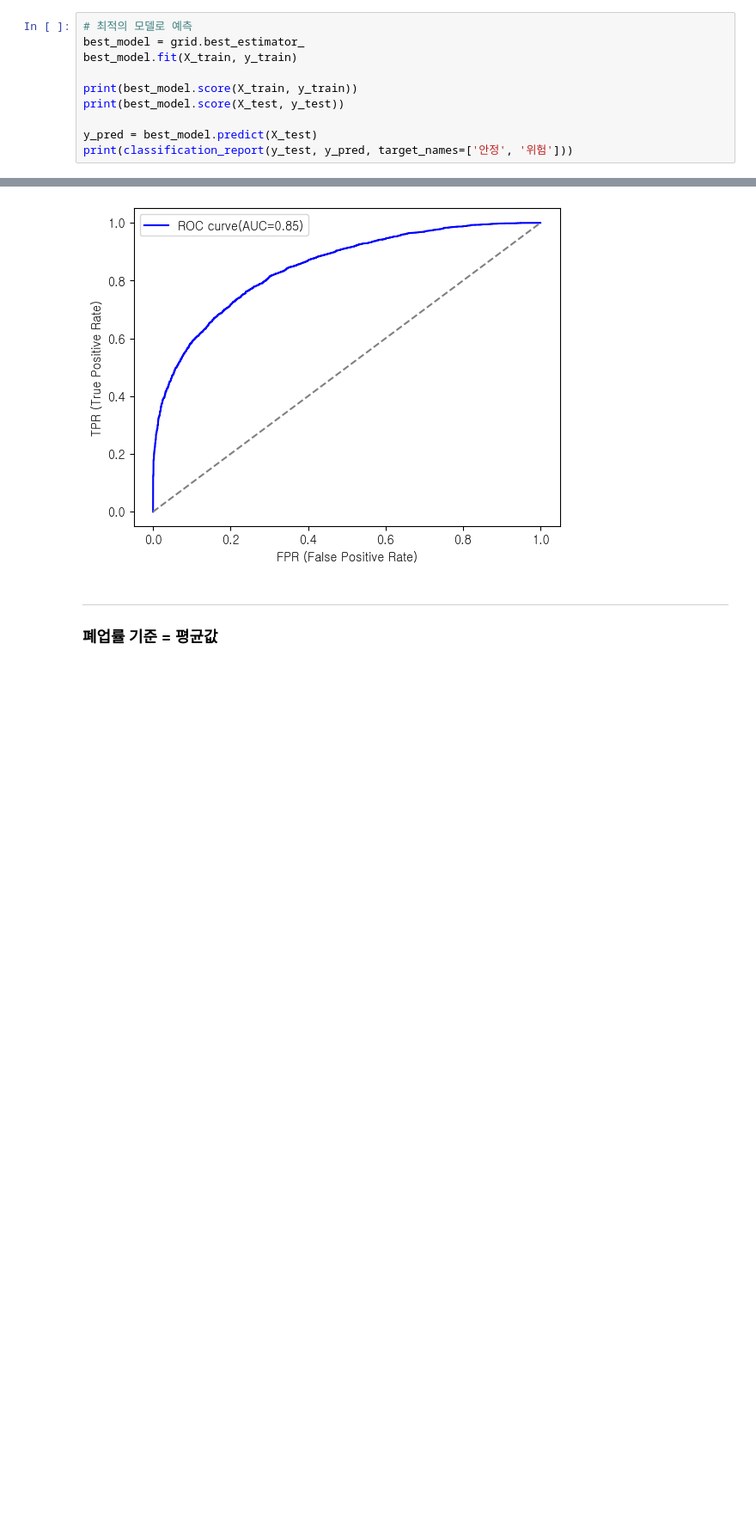
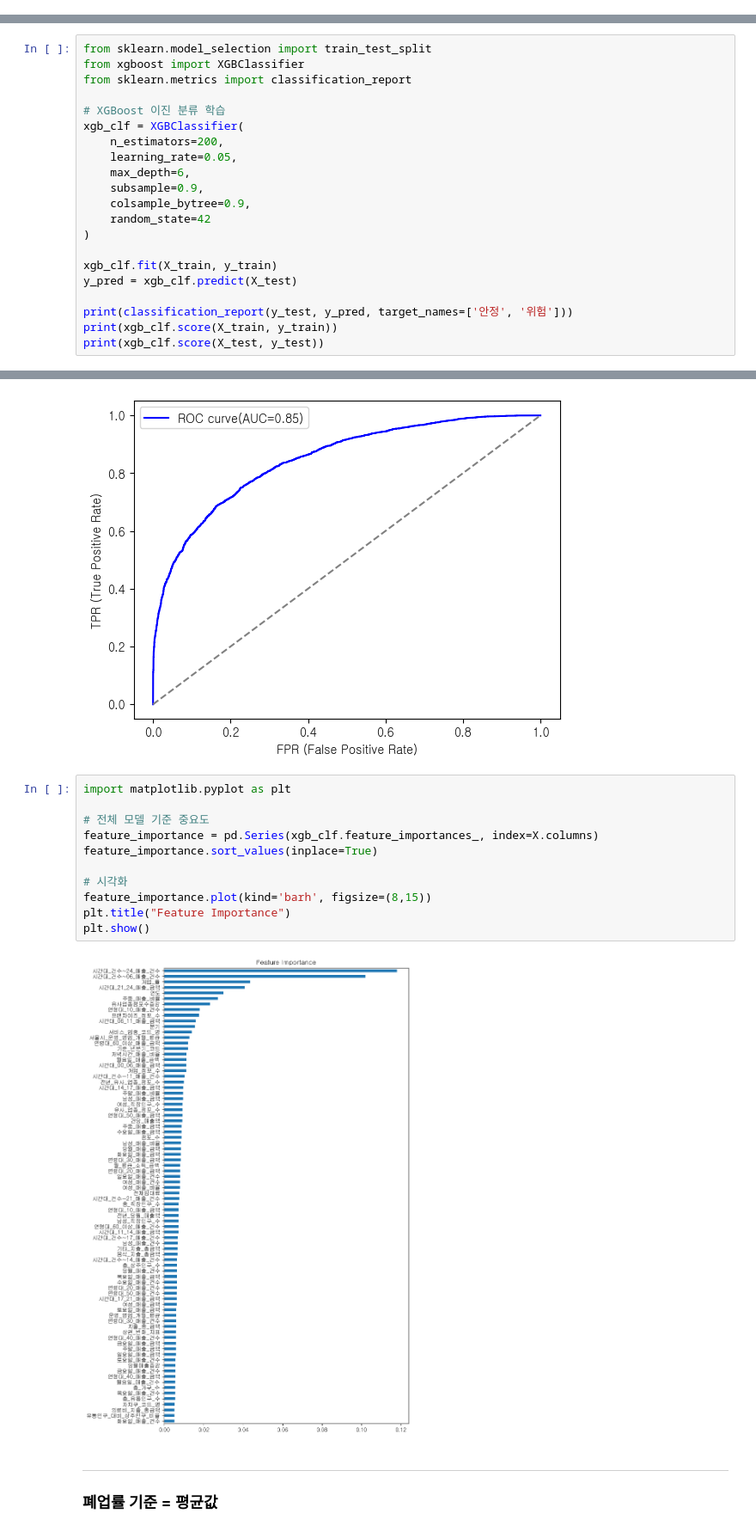
Before and after one commit to SKNetworks-AI19-250818/SKN19_2nd_1team, a Jupyter notebook: ml/xgb_classifier.ipynb, the cells around one changed output, grey strips where cells are left out. Shown at 86% size. Cells and saved outputs as stored; diff of their text form; blank space fills up the shorter version.

Commit message:
feat: feature importance 추가

```diff
--- a/ml/xgb_classifier.ipynb
+++ b/ml/xgb_classifier.ipynb
@@ -252,13 +252,3 @@ Fitting 3 folds for each of 243 candidates, totalling 729 fits
               monotone_constraints=None, multi_strategy=None, n_estimators=200,
               n_jobs=None, num_parallel_tree=None, ...)
 최적화된 점수:  0.7645090681676048
-# %%
-# 최적의 모델로 예측
-best_model = grid.best_estimator_
-best_model.fit(X_train, y_train)
-
-print(best_model.score(X_train, y_train))
-print(best_model.score(X_test, y_test))
-
-y_pred = best_model.predict(X_test)
-print(classification_report(y_test, y_pred, target_names=['안정', '위험']))
@@ -275,0 +255,21 @@ weighted avg       0.76      0.76      0.76      7995
+# %%
+from sklearn.model_selection import train_test_split
+from xgboost import XGBClassifier
+from sklearn.metrics import classification_report
+
+# XGBoost 이진 분류 학습
+xgb_clf = XGBClassifier(
+    n_estimators=200,
+    learning_rate=0.05,
+    max_depth=6,
+    subsample=0.9,
+    colsample_bytree=0.9,
+    random_state=42
+)
+
+xgb_clf.fit(X_train, y_train)
+y_pred = xgb_clf.predict(X_test)
+
+print(classification_report(y_test, y_pred, target_names=['안정', '위험']))
+print(xgb_clf.score(X_train, y_train))
+print(xgb_clf.score(X_test, y_test))
@@ -304,6 +316,19 @@ plt.legend()
 plt.show()
 # %% [output]
 [figure]
+# %%
+import matplotlib.pyplot as plt
+
+# 전체 모델 기준 중요도
+feature_importance = pd.Series(xgb_clf.feature_importances_, index=X.columns)
+feature_importance.sort_values(inplace=True)
+
+# 시각화
+feature_importance.plot(kind='barh', figsize=(8,15))
+plt.title("Feature Importance")
+plt.show()
+# %% [output]
+[figure, added]
 # %% [markdown]
 ---
 ### 폐업률 기준 = 평균값
```
Also changed, not shown: parts of 2 cells of this notebook.
